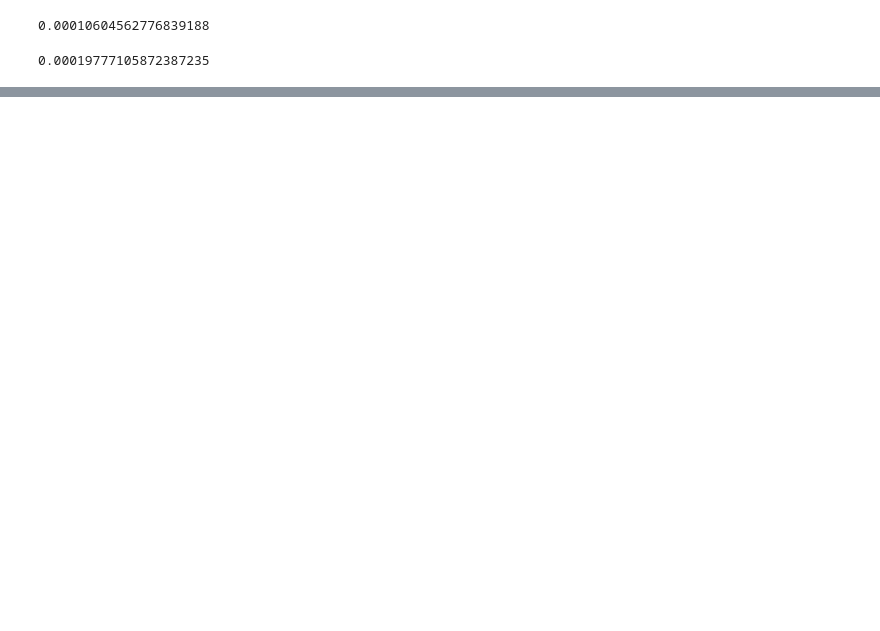
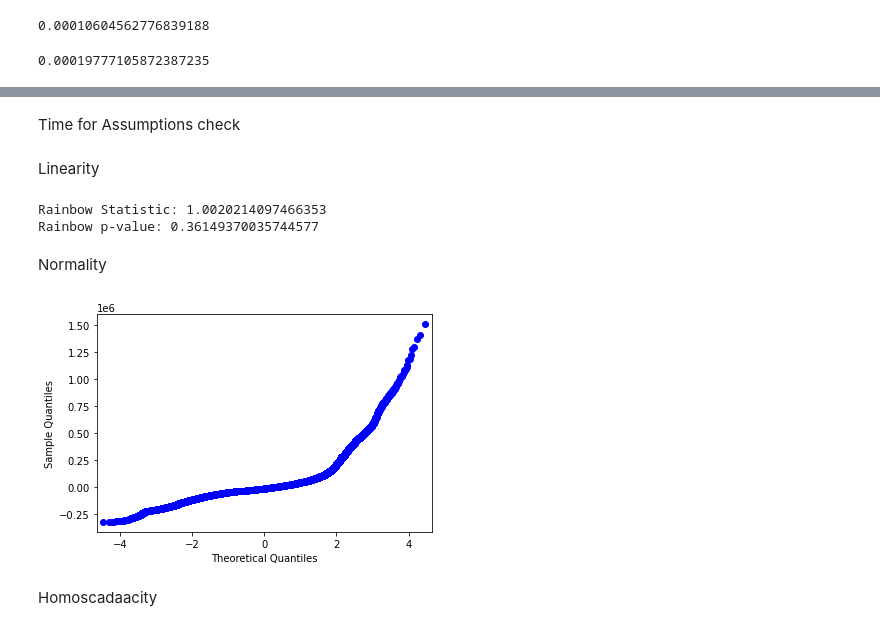
Before and after one commit to JohnhoyStephens/Capstone, a Jupyter notebook: Linear_regression.ipynb, the cells around one changed output, grey strips where cells are left out. Drawn from its saved outputs; the diff is of its cells as text; code cells hidden in the pictures; blank space fills up the shorter version.

```diff
--- a/Linear_regression.ipynb
+++ b/Linear_regression.ipynb
@@ -46,0 +77,2 @@ lr.score(X_test,y_test)
+# %%
+fsm_ols=pd.DataFrame([df.HINCP_x,df.TAXAMT])
@@ -46,0 +86,2 @@ lr.score(X_test,y_test)
+# %%
+fsm_ols=fsm_ols.T
@@ -46,0 +104,4 @@ lr.score(X_test,y_test)
+# %%
+formula="HINCP_x ~ TAXAMT"
+# %%
+fsm=ols(formula=formula,data=fsm_ols).fit()
@@ -46,0 +132,25 @@ lr.score(X_test,y_test)
+# %% [markdown]
+Time for Assumptions check
+# %% [markdown]
+Linearity
+# %%
+from statsmodels.stats.diagnostic import linear_rainbow,het_breuschpagan
+from statsmodels.stats.outliers_influence import variance_inflation_factor
+
+rainbow_statisic, rainbow_p_value=linear_rainbow(fsm)
+print("Rainbow Statistic:",rainbow_statisic)
+print("Rainbow p-value:",rainbow_p_value)
+# %% [output]
+Rainbow Statistic: 1.0020214097466353
+Rainbow p-value: 0.36149370035744577
+# %% [markdown]
+Normality
+# %%
+fsm_resids=fsm.resid
+
+import statsmodels.api as sm
+sm.qqplot(fsm_resids);
+# %% [output]
+[figure, added]
+# %% [markdown]
+Homoscadaacity
```
Also changed, not shown: parts of 12 cells of this notebook, 3 other files.
